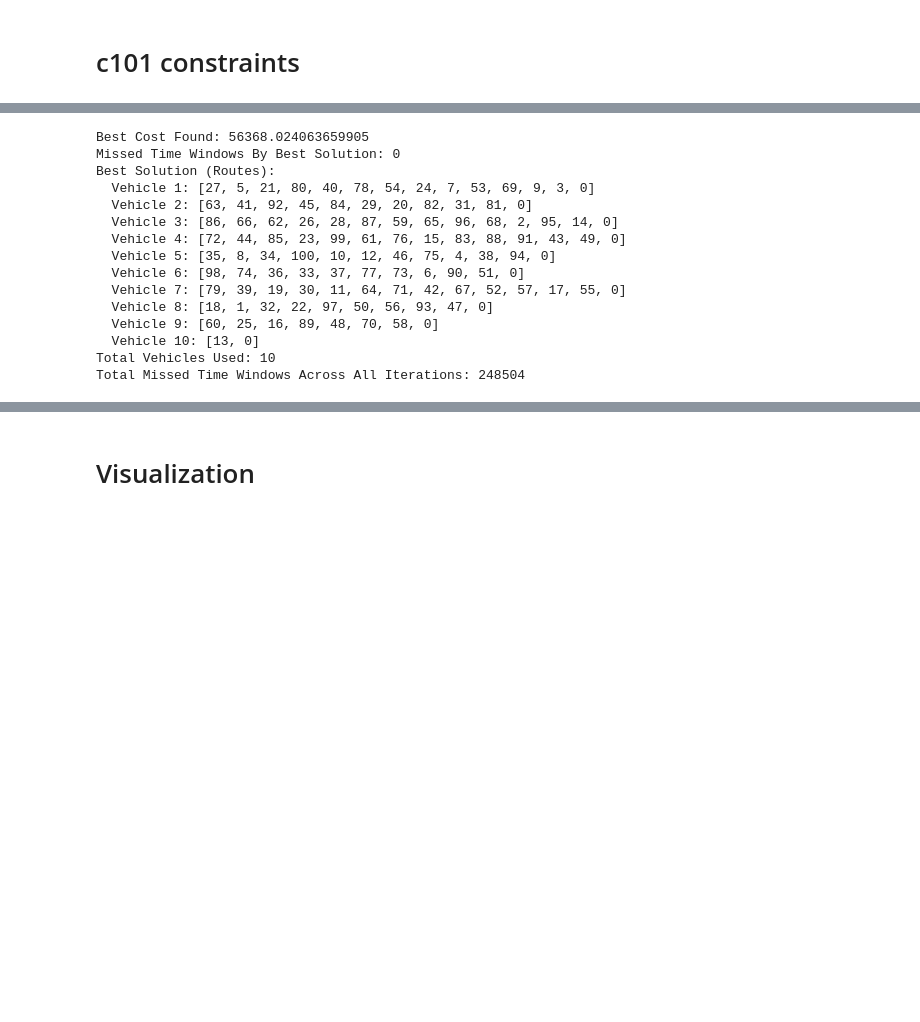
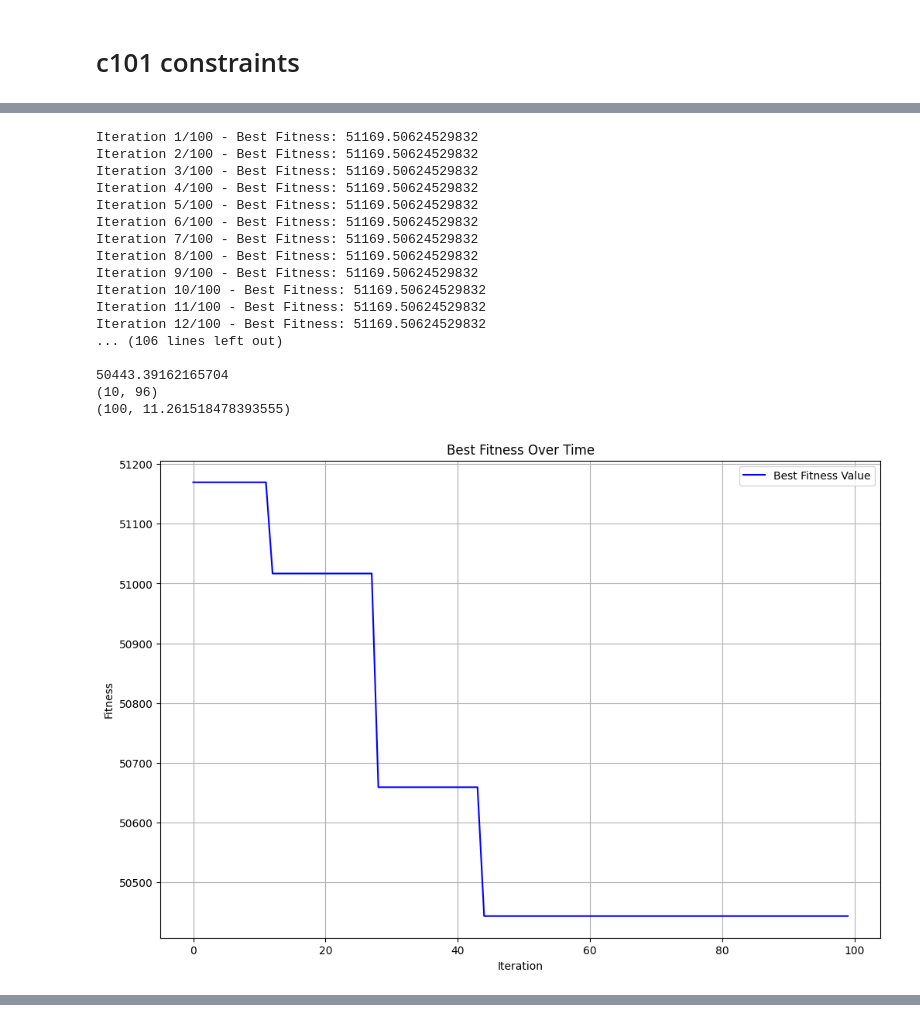
Before and after one commit to ChrisDTon/ACIT4610-GP, a Jupyter notebook: Comparing ACO and PSO for VRPTW/ACO.ipynb, the cells around one changed output, grey strips where cells are left out. Saved outputs shown, nothing was run; the diff lists cells and outputs as text; code cells hidden in the pictures; blank space fills up the shorter version.

Commit message:
Added visualizations

```diff
--- a/Comparing ACO and PSO for VRPTW/ACO.ipynb
+++ b/Comparing ACO and PSO for VRPTW/ACO.ipynb
@@ -287,32 +448,36 @@ Unused_penalty
 # %%
 aco = VRPTW(distance_matrix, time_windows,
     max_num_vehicles=25,
     num_ants=25,
     num_iterations=100,
-    evaporation_rate=0.5,
-    penalty_factor=1.5,
+    evaporation_rate=0.95,
+    penalty_factor=100,
     reward_factor=1,
-    pheromone_multiplier=10,
-    unused_penalty = 10,
+    pheromone_multiplier=1,
+    vicinity_factor=1,
+    unused_penalty = 0, # Unused in more ways than one
     customer_demand = customer_demand
     )
 aco.x_coords = x_coords  # Assign x_coords to the instance
 aco.y_coords = y_coords  # Assign y_coords to the instance
 
 aco.run()
 # %% [output]
-Best Cost Found: 56368.024063659905
-Missed Time Windows By Best Solution: 0
-Best Solution (Routes):
-  Vehicle 1: [27, 5, 21, 80, 40, 78, 54, 24, 7, 53, 69, 9, 3, 0]
-  Vehicle 2: [63, 41, 92, 45, 84, 29, 20, 82, 31, 81, 0]
-  Vehicle 3: [86, 66, 62, 26, 28, 87, 59, 65, 96, 68, 2, 95, 14, 0]
-  Vehicle 4: [72, 44, 85, 23, 99, 61, 76, 15, 83, 88, 91, 43, 49, 0]
-  Vehicle 5: [35, 8, 34, 100, 10, 12, 46, 75, 4, 38, 94, 0]
-  Vehicle 6: [98, 74, 36, 33, 37, 77, 73, 6, 90, 51, 0]
-  Vehicle 7: [79, 39, 19, 30, 11, 64, 71, 42, 67, 52, 57, 17, 55, 0]
-  Vehicle 8: [18, 1, 32, 22, 97, 50, 56, 93, 47, 0]
-  Vehicle 9: [60, 25, 16, 89, 48, 70, 58, 0]
-  Vehicle 10: [13, 0]
-Total Vehicles Used: 10
-Total Missed Time Windows Across All Iterations: 248504
+Iteration 1/100 - Best Fitness: 51169.50624529832
+Iteration 2/100 - Best Fitness: 51169.50624529832
+Iteration 3/100 - Best Fitness: 51169.50624529832
+Iteration 4/100 - Best Fitness: 51169.50624529832
+Iteration 5/100 - Best Fitness: 51169.50624529832
+Iteration 6/100 - Best Fitness: 51169.50624529832
+Iteration 7/100 - Best Fitness: 51169.50624529832
+Iteration 8/100 - Best Fitness: 51169.50624529832
+Iteration 9/100 - Best Fitness: 51169.50624529832
+Iteration 10/100 - Best Fitness: 51169.50624529832
+Iteration 11/100 - Best Fitness: 51169.50624529832
+Iteration 12/100 - Best Fitness: 51169.50624529832
+... (106 lines left out)
+
+50443.39162165704
+(10, 96)
+(100, 11.261518478393555)
+[figure, added]
@@ -319,2 +485,0 @@ Total Missed Time Windows Across All Iterations: 248504
-# %% [markdown]
-# Visualization
```
Also changed, not shown: parts of 11 cells of this notebook.
